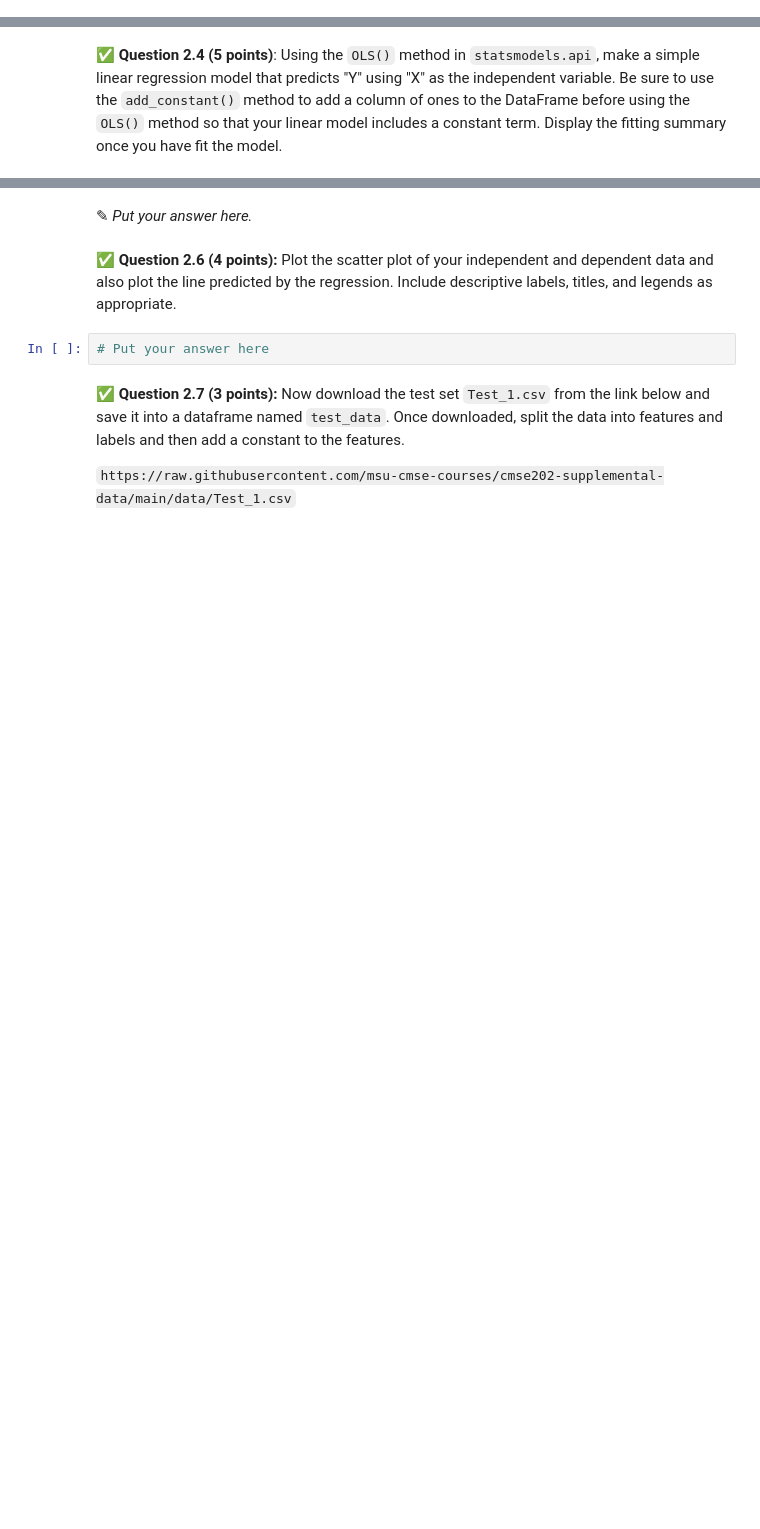
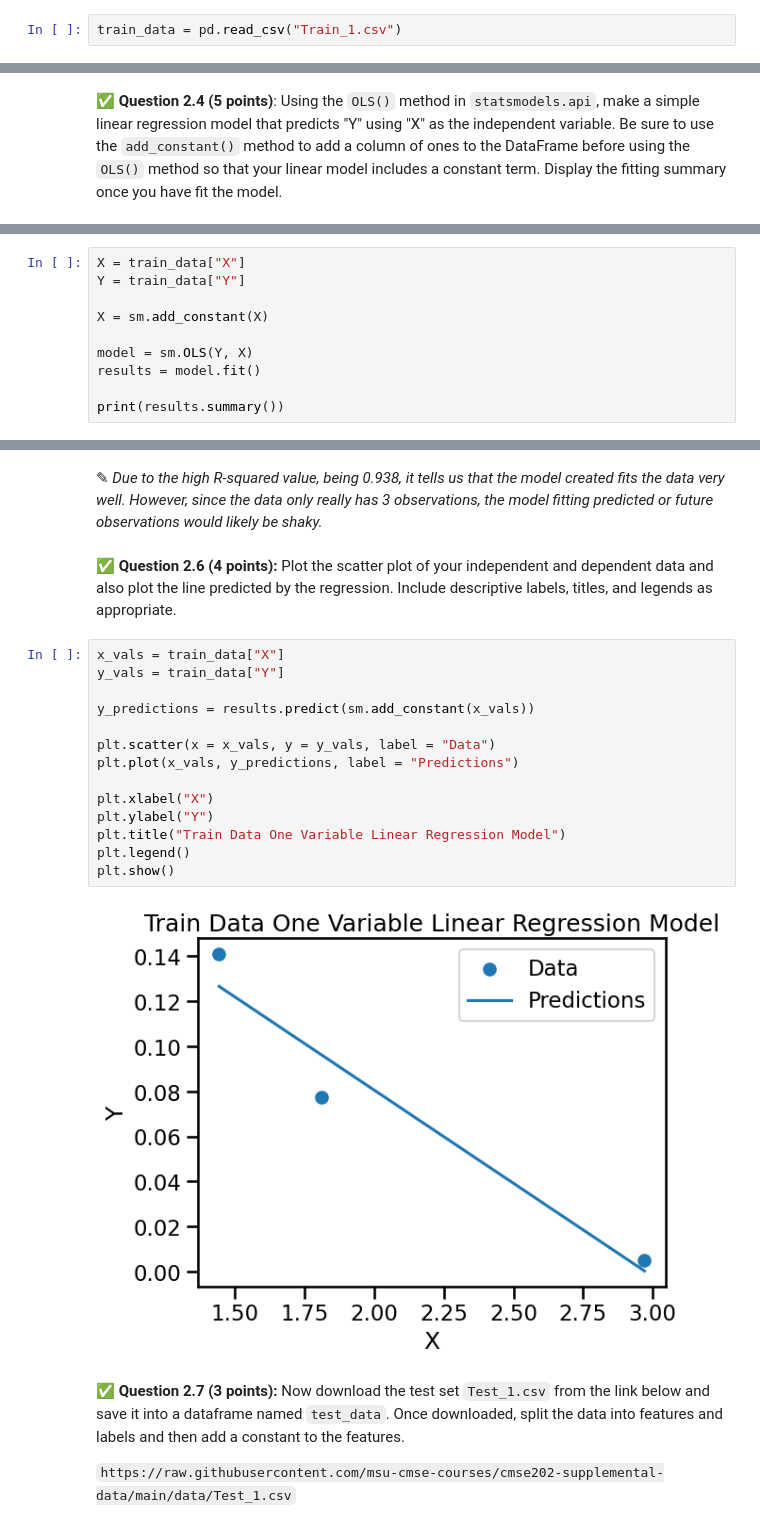
Before and after one commit to arshwasnik/cmse202-s26-turnin, a Jupyter notebook: hw-03/HW-03_Regression-S26-STUDENT.ipynb, the cells around one changed output, grey strips where cells are left out. Cells and saved outputs as stored; diff of their text form; blank space fills up the shorter version.

Commit message:
Part 2: One Variable (Linear) Regression

```diff
--- a/hw-03/HW-03_Regression-S26-STUDENT.ipynb
+++ b/hw-03/HW-03_Regression-S26-STUDENT.ipynb
@@ -132,2 +134,4 @@ In this part, we'll perform some one-variable linear regression analysis on the
+# %%
+train_data = pd.read_csv("Train_1.csv")
 # %% [markdown]
 &#9989;  **Question 2.3 (2 points)**: How many rows and columns are in this data set? What are you thoughts on this?
@@ -139,0 +151,10 @@ In this part, we'll perform some one-variable linear regression analysis on the
+# %%
+X = train_data["X"]
+Y = train_data["Y"]
+
+X = sm.add_constant(X)
+
+model = sm.OLS(Y, X)
+results = model.fit()
+
+print(results.summary())
@@ -142,9 +181,23 @@ In this part, we'll perform some one-variable linear regression analysis on the
-# %% [markdown]
-<font size=+3>&#9998;</font>  _Put your answer here._
+# %% [markdown]
+<font size=+3>&#9998;</font>  _Due to the high R-squared value, being 0.938, it tells us that the model created fits the data very well. However, since the data only really has 3 observations, the model fitting predicted or future observations would likely be shaky._
 # %% [markdown]
 &#9989; **Question 2.6 (4 points):** Plot the scatter plot of your independent and dependent data and also plot the line predicted by the regression. Include descriptive labels, titles, and legends as appropriate.
-# %%
-# Put your answer here
+# %%
+x_vals = train_data["X"]
+y_vals = train_data["Y"]
+
+y_predictions = results.predict(sm.add_constant(x_vals))
+
+plt.scatter(x = x_vals, y = y_vals, label = "Data")
+plt.plot(x_vals, y_predictions, label = "Predictions")
+
+plt.xlabel("X")
+plt.ylabel("Y")
+plt.title("Train Data One Variable Linear Regression Model")
+plt.legend()
+plt.show()
+# %% [output]
+[figure, added]
 # %% [markdown]
 &#9989; **Question 2.7 (3 points):** Now download the test set `Test_1.csv` from the link below and save it into a dataframe named `test_data`. Once downloaded, split the data into features and labels and then add a constant to the features.
 
```
Also changed, not shown: parts of 15 cells of this notebook, 2 other files.
